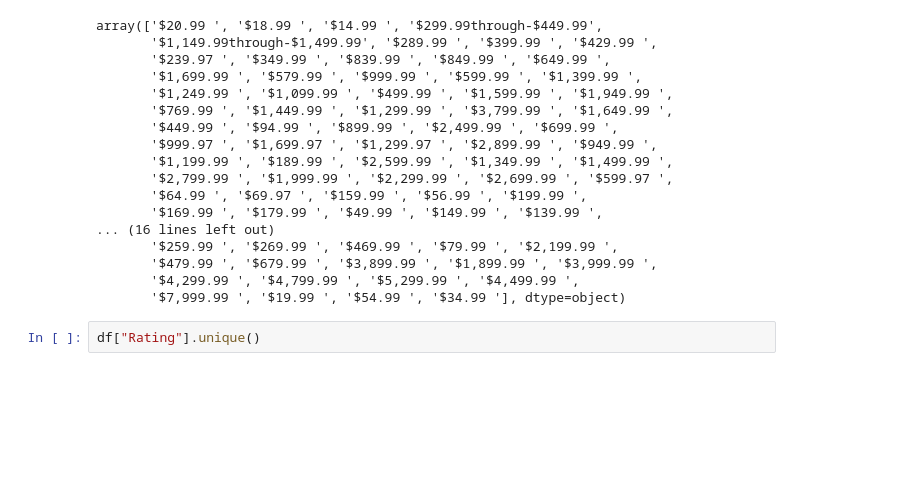
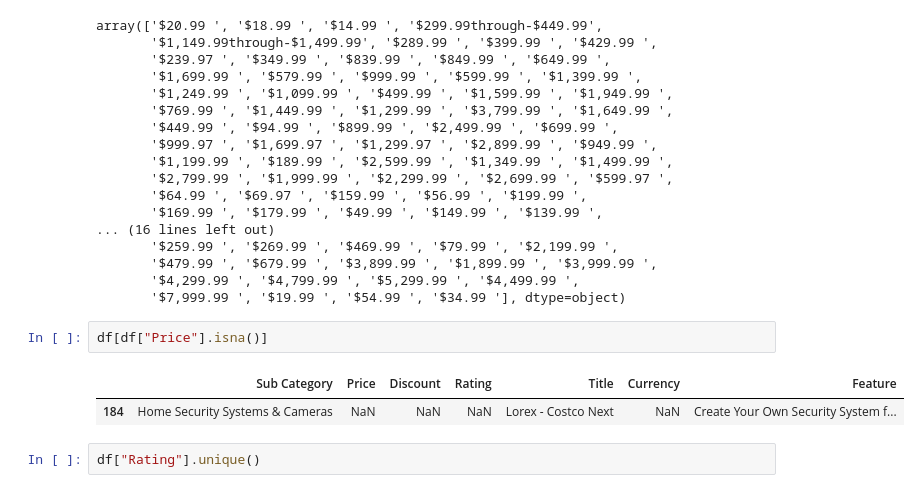
Before and after one commit to LesterLee0/costco-electronics-analysis, a Jupyter notebook: 01_explore.ipynb, the cells around one changed output. Saved outputs shown, nothing was run; the diff lists cells and outputs as text; blank space fills up the shorter version.

```diff
--- a/01_explore.ipynb
+++ b/01_explore.ipynb
@@ -62,6 +62,11 @@ array(['$20.99 ', '$18.99 ', '$14.99 ', '$299.99through-$449.99',
        '$479.99 ', '$679.99 ', '$3,899.99 ', '$1,899.99 ', '$3,999.99 ',
        '$4,299.99 ', '$4,799.99 ', '$5,299.99 ', '$4,499.99 ',
        '$7,999.99 ', '$19.99 ', '$54.99 ', '$34.99 '], dtype=object)
+# %%
+df[df["Price"].isna()]
+# %% [output]
+|  | Sub Category | Price | Discount | Rating | Title | Currency | Feature |
+| 184 | Home Security Systems & Cameras | NaN | NaN | NaN | Lorex - Costco Next | NaN | Create Your Own Security System f... |
 # %%
 df["Rating"].unique()
 # %% [output]
```
Also changed, not shown: parts of 3 cells of this notebook.
